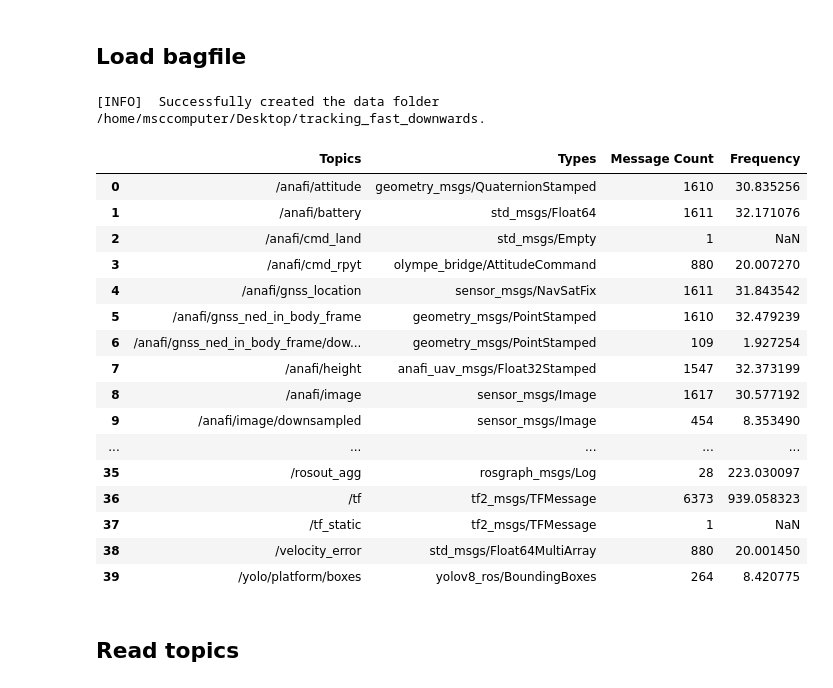
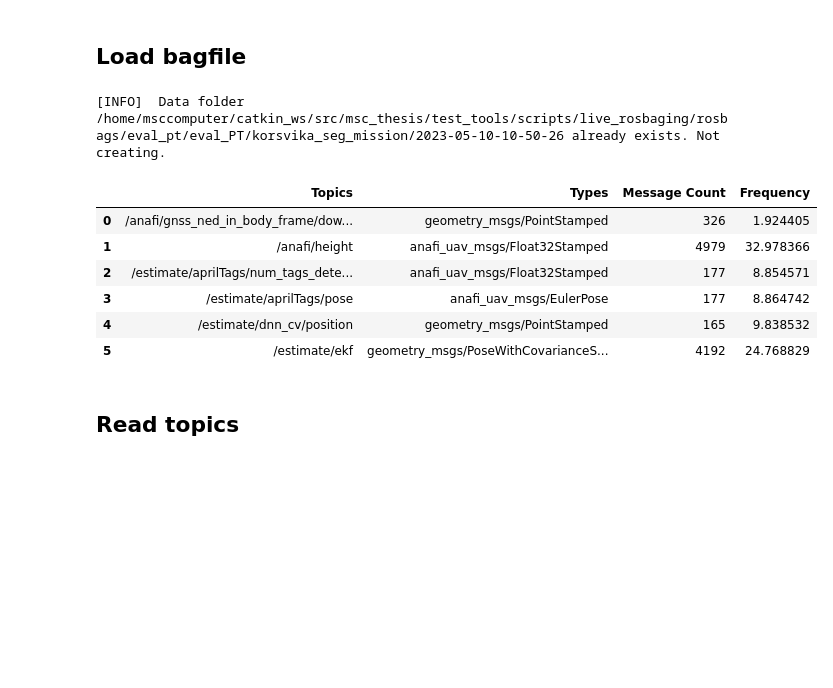
Before and after one commit to simenallum/msc_thesis, a Jupyter notebook: offline_utils/analysis_and_plotting/Platform_tracker/analyse_perception_FULL.ipynb, the cells around one changed output. Saved outputs shown, nothing was run; the diff lists cells and outputs as text; code cells hidden in the pictures; blank space fills up the shorter version.

```diff
--- a/offline_utils/analysis_and_plotting/Platform_tracker/analyse_perception_FULL.ipynb
+++ b/offline_utils/analysis_and_plotting/Platform_tracker/analyse_perception_FULL.ipynb
@@ -173,29 +182,19 @@ EKF_available = True
 anafi_height_available = False
 # %% [markdown]
 ## Load bagfile
-# %%
-b = bagreader('/home/msccomputer/Desktop/tracking_fast_downwards.bag')
-
-b.topic_table
-# %% [output]
-[INFO]  Successfully created the data folder /home/msccomputer/Desktop/tracking_fast_downwards.
-|  | Topics | Types | Message Count | Frequency |
-| 0 | /anafi/attitude | geometry_msgs/QuaternionStamped | 1610 | 30.835256 |
-| 1 | /anafi/battery | std_msgs/Float64 | 1611 | 32.171076 |
-| 2 | /anafi/cmd_land | std_msgs/Empty | 1 | NaN |
-| 3 | /anafi/cmd_rpyt | olympe_bridge/AttitudeCommand | 880 | 20.007270 |
-| 4 | /anafi/gnss_location | sensor_msgs/NavSatFix | 1611 | 31.843542 |
-| 5 | /anafi/gnss_ned_in_body_frame | geometry_msgs/PointStamped | 1610 | 32.479239 |
-| 6 | /anafi/gnss_ned_in_body_frame/dow... | geometry_msgs/PointStamped | 109 | 1.927254 |
-| 7 | /anafi/height | anafi_uav_msgs/Float32Stamped | 1547 | 32.373199 |
-| 8 | /anafi/image | sensor_msgs/Image | 1617 | 30.577192 |
-| 9 | /anafi/image/downsampled | sensor_msgs/Image | 454 | 8.353490 |
-| ... | ... | ... | ... | ... |
-| 35 | /rosout_agg | rosgraph_msgs/Log | 28 | 223.030097 |
-| 36 | /tf | tf2_msgs/TFMessage | 6373 | 939.058323 |
-| 37 | /tf_static | tf2_msgs/TFMessage | 1 | NaN |
-| 38 | /velocity_error | std_msgs/Float64MultiArray | 880 | 20.001450 |
-| 39 | /yolo/platform/boxes | yolov8_ros/BoundingBoxes | 264 | 8.420775 |
+# %%
+b = bagreader('/home/msccomputer/catkin_ws/src/msc_thesis/test_tools/scripts/live_rosbaging/rosbags/eval_pt/eval_PT/korsvika_seg_mission/2023-05-10-10-50-26.bag')
+
+b.topic_table
+# %% [output]
+[INFO]  Data folder /home/msccomputer/catkin_ws/src/msc_thesis/test_tools/scripts/live_rosbaging/rosbags/eval_pt/eval_PT/korsvika_seg_mission/2023-05-10-10-50-26 already exists. Not creating.
+|  | Topics | Types | Message Count | Frequency |
+| 0 | /anafi/gnss_ned_in_body_frame/dow... | geometry_msgs/PointStamped | 326 | 1.924405 |
+| 1 | /anafi/height | anafi_uav_msgs/Float32Stamped | 4979 | 32.978366 |
+| 2 | /estimate/aprilTags/num_tags_dete... | anafi_uav_msgs/Float32Stamped | 177 | 8.854571 |
+| 3 | /estimate/aprilTags/pose | anafi_uav_msgs/EulerPose | 177 | 8.864742 |
+| 4 | /estimate/dnn_cv/position | geometry_msgs/PointStamped | 165 | 9.838532 |
+| 5 | /estimate/ekf | geometry_msgs/PoseWithCovarianceS... | 4192 | 24.768829 |
 # %% [markdown]
 ## Read topics
 # %%
```
Also changed, not shown: parts of 3 cells of this notebook, 7 other files.
